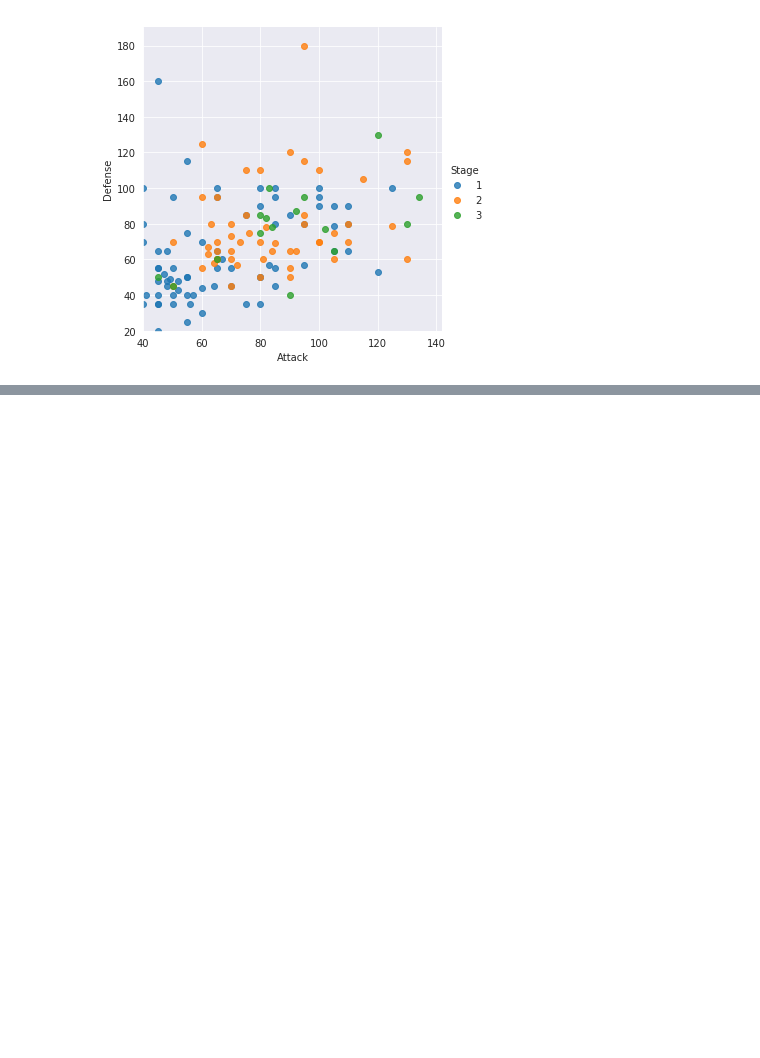
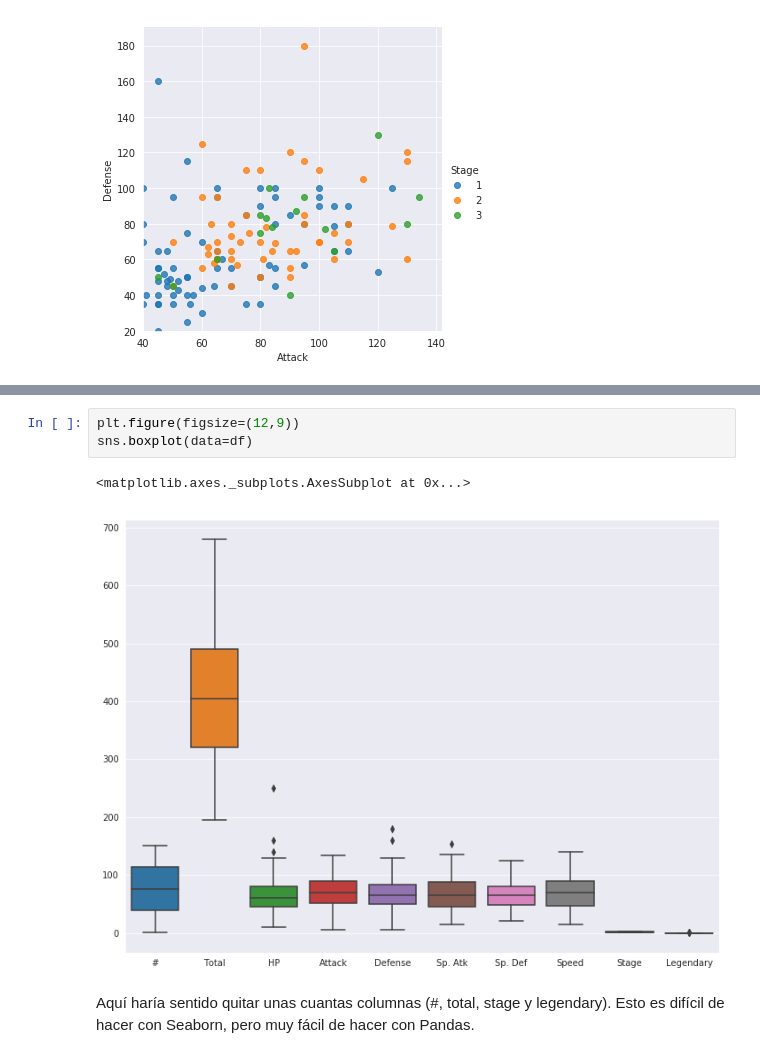
Before and after one commit to nextia-academy/analisis-datos-python, a Jupyter notebook: 6_Visualizacion_de_datos_con_Matplotlib_y_Seaborn/4_Seaborn.ipynb, the cells around one changed output, grey strips where cells are left out. Drawn from its saved outputs; the diff is of its cells as text; blank space fills up the shorter version.

Commit message:
seaborn terminado

```diff
--- a/6_Visualizacion_de_datos_con_Matplotlib_y_Seaborn/4_Seaborn.ipynb
+++ b/6_Visualizacion_de_datos_con_Matplotlib_y_Seaborn/4_Seaborn.ipynb
@@ -125,0 +129,8 @@ plt.ylim(20)
+# %%
+plt.figure(figsize=(12,9))
+sns.boxplot(data=df)
+# %% [output]
+<matplotlib.axes._subplots.AxesSubplot at 0x...>
+[figure, added]
+# %% [markdown]
+Aquí haría sentido quitar unas cuantas columnas (#, total, stage y legendary). Esto es difícil de hacer con Seaborn, pero muy fácil de hacer con Pandas.
```
Also changed, not shown: parts of 23 cells of this notebook.
